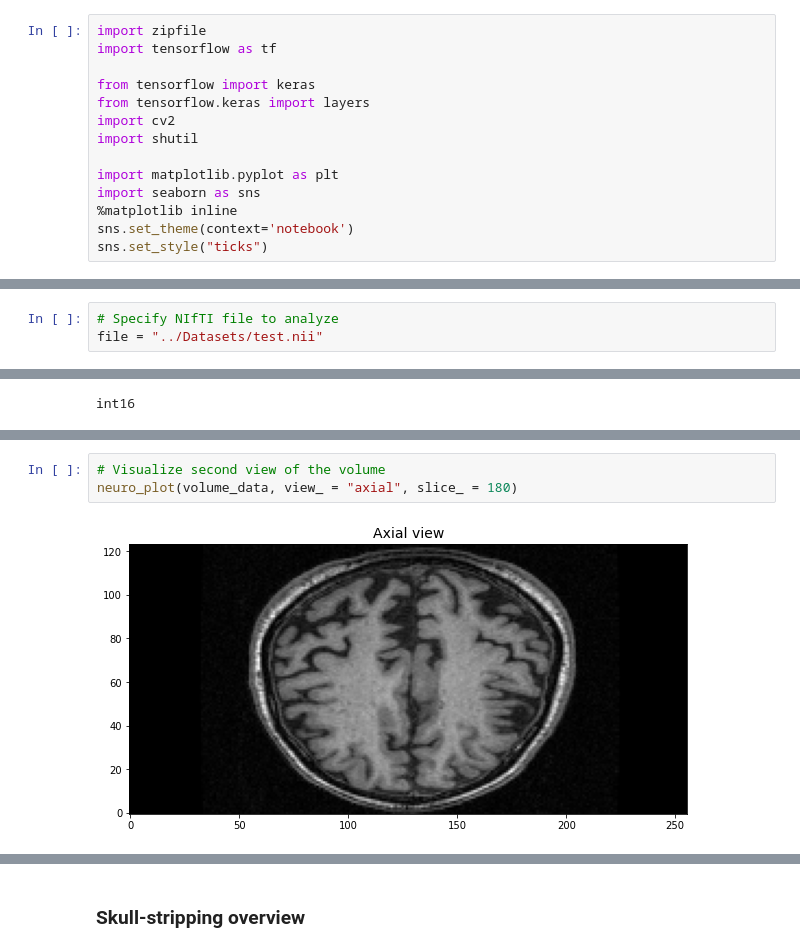
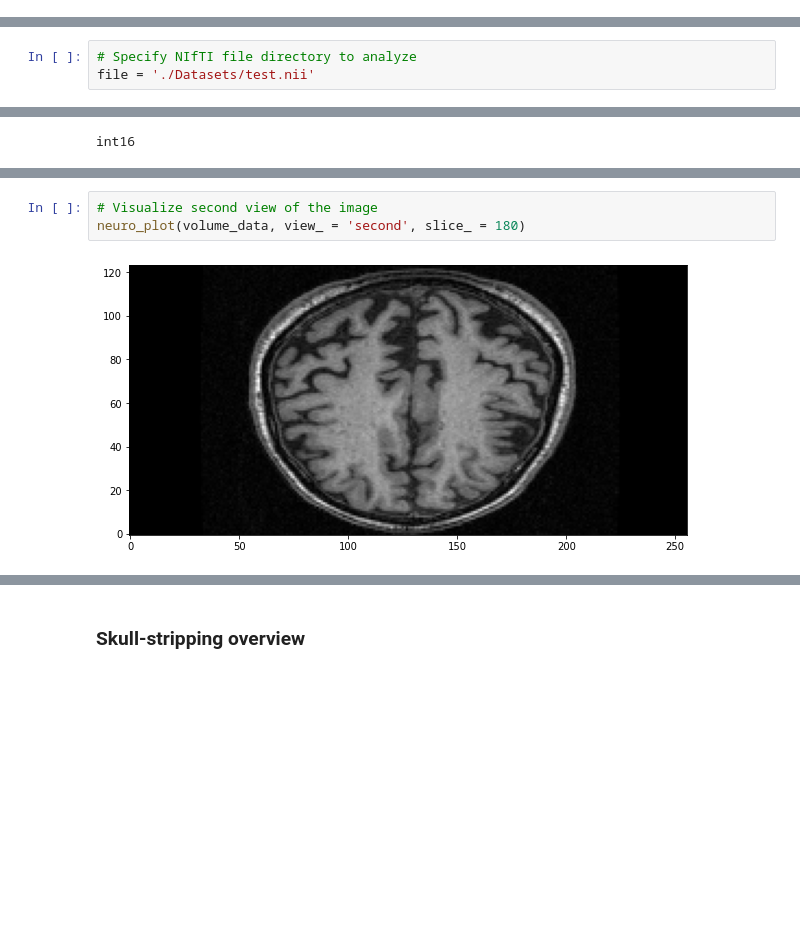
Before and after one commit to fernandoherran/master-thesis, a Jupyter notebook: Notebooks/2_MRI_preprocessing.ipynb, the cells around one changed output, grey strips where cells are left out. Cells and saved outputs as stored; diff of their text form; blank space fills up the shorter version.

```diff
--- a/Notebooks/2_MRI_preprocessing.ipynb
+++ b/Notebooks/2_MRI_preprocessing.ipynb
@@ -31,16 +59,2 @@ from aux_functions.deepbrain_package.extractor import Extractor
-# %%
-import zipfile
-import tensorflow as tf
-
-from tensorflow import keras
-from tensorflow.keras import layers
-import cv2
-import shutil
-
-import matplotlib.pyplot as plt
-import seaborn as sns
-%matplotlib inline
-sns.set_theme(context='notebook')
-sns.set_style("ticks")
 # %% [markdown]
 ### Define functions
@@ -201,8 +199,8 @@ def process_scan(file, save_path):
 # %% [markdown]
 ### NIfTI overview
 # %%
-# Specify NIfTI file to analyze
-file = "../Datasets/test.nii"
+# Specify NIfTI file directory to analyze
+file = './Datasets/test.nii'
 # %%
 # Read NIfTI file using nibabel library
 volume = nib.load(file)
@@ -256,6 +254,6 @@ neuro_plot(volume_data, view_ = "sagittal", slice_ = 178)
 # %%
-# Visualize second view of the volume
-neuro_plot(volume_data, view_ = "axial", slice_ = 180)
+# Visualize second view of the image
+neuro_plot(volume_data, view_ = 'second', slice_ = 180)
 # %% [output]
-[figure, old version]
+[figure, new version]
 # %%
```
Also changed, not shown: parts of 47 cells of this notebook, 10 other files.
